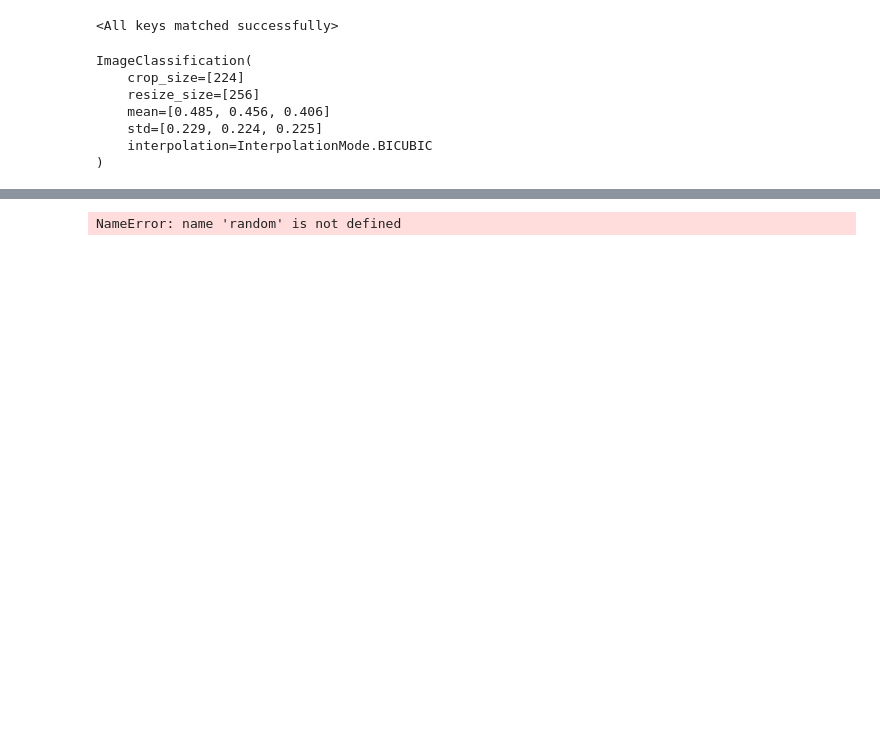
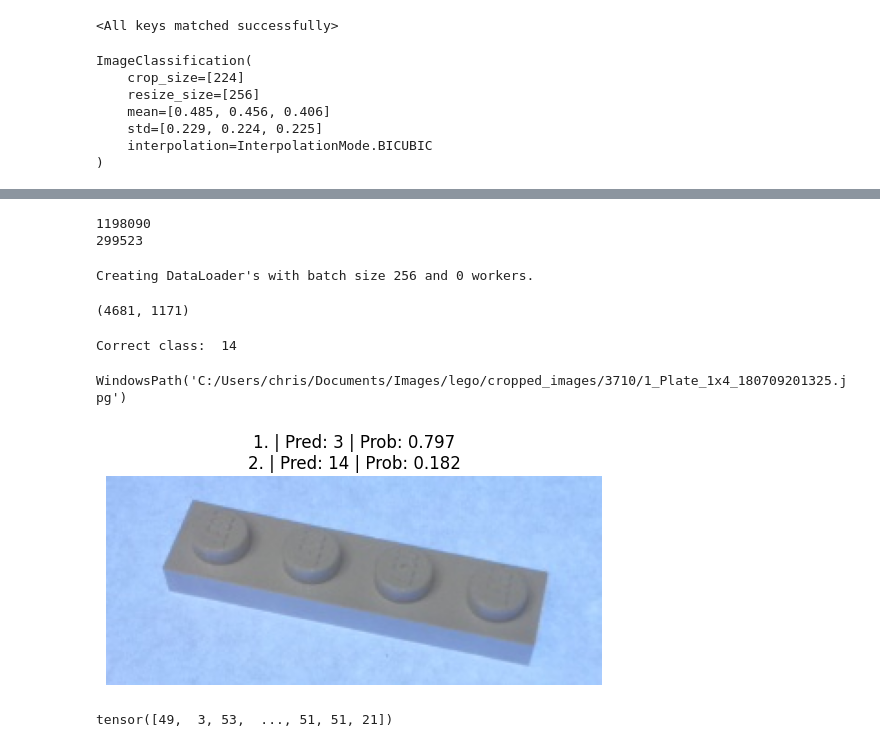
Before and after one commit to Chrispoo3680/lego-sorter, a Jupyter notebook: notebooks/model_predictions.ipynb, the cells around one changed output, grey strips where cells are left out. Drawn from its saved outputs; the diff is of its cells as text; code cells hidden in the pictures; blank space fills up the shorter version.

Commit message:
Changed model handling, added start for object detection

```diff
--- a/notebooks/model_predictions.ipynb
+++ b/notebooks/model_predictions.ipynb
@@ -48,0 +72,4 @@ image_path, cust_img_path_list, class_names
+# %%
+with open("../classification/data/part_classes.json", "r") as f:
+        transform_dict = json.load(f)
+transform_dict
@@ -48,0 +122,9 @@ image_path, cust_img_path_list, class_names
+# %%
+class_set = list(set(class_dict.values()))
+class_dict_idx = {
+    part: class_set.index(part_class) for part, part_class in class_dict.items()
+}
+
+class_names_conv = [str(i) for i in class_set]
+
+class_names_conv
@@ -49,14 +149,12 @@ image_path, cust_img_path_list, class_names
 # %%
-sorterV6, weights = create_efficientnet_b0(class_names=class_names, device=device)
-sorterV6.load_state_dict(torch.load(f="../models/efficientnet_b0_lego_sorterV6.pt"))
-
-sorterV4, _ = create_efficientnet_b0(class_names=class_names, device=device)
-sorterV4.load_state_dict(torch.load(f="../models/efficientnet_b0_lego_sorterV4.pt"))
+effnet_sorter, weights = create_efficientnet_b0(class_names=class_names, device=device)
+effnet_sorter.load_state_dict(torch.load(f="../models/classification/batch_1/efficientnet_b0_lego_sorter.pt"))
 # %% [output]
 <All keys matched successfully>
 # %%
-transforms = weights.transforms()
-transforms
+image_transform = weights.transforms()
+
+image_transform
 # %% [output]
 ImageClassification(
     crop_size=[224]
@@ -68,10 +214,45 @@ ImageClassification(
+# %%
+# Split into training and testing data
+train_size = int(0.8 * len(full_dataset))
+test_size = len(full_dataset) - train_size
+
+train_data, test_data = random_split(full_dataset, [train_size, test_size])
+
+print(f"{len(train_data)}\n{len(test_data)}")
+# %% [output]
+1198090
+299523
+# %%
+BATCH_SIZE = 256
+NUM_WORKERS = 0
+print(f"Creating DataLoader's with batch size {BATCH_SIZE} and {NUM_WORKERS} workers.")
+
+# Make dataset into dataloader
+train_dataloader = DataLoader(dataset=train_data,
+                              batch_size=BATCH_SIZE,
+                              num_workers=NUM_WORKERS,
+                              shuffle=True)
+
+test_dataloader = DataLoader(dataset=test_data,
+                             batch_size=BATCH_SIZE,
+                             num_workers=NUM_WORKERS,
+                             shuffle=False)
+
+len(train_dataloader), len(test_dataloader)
+# %% [output]
+Creating DataLoader's with batch size 256 and 0 workers.
+(4681, 1171)
 # %%
-random_image_path = random.choice(cust_img_path_list)
-pred_and_plot_image(model=sorterV4,
+random_image_path: Path = random.choice(cust_img_path_list)
+predictions.pred_and_plot_image(model=effnet_sorter,
+                    class_names=class_names_conv,
                     image_path=random_image_path,
-                    class_names=class_names,
-                    transform=transforms)
+                    transform=image_transform)
+pred_idx = class_dict.get(str(random_image_path.parent.name))
+print(f"Correct class:  {pred_idx}")
 
 random_image_path
 # %% [output]
-NameError: name 'random' is not defined
+Correct class:  14
+WindowsPath('C:/Users/chris/Documents/Images/lego/cropped_images/3710/1_Plate_1x4_180709201325.jpg')
+[figure, added]
@@ -77,0 +277,8 @@ NameError: name 'random' is not defined
+# %%
+idx_to_class = {idx: cl for d_set in full_dataset.datasets for cl, idx in d_set.class_to_idx.items()}
+
+test_targets = torch.tensor([label for _, label in tqdm(test_data)])
+
+test_targets
+# %% [output]
+tensor([49,  3, 53,  ..., 51, 51, 21])
```
Also changed, not shown: parts of 12 cells of this notebook, 56 other files.
